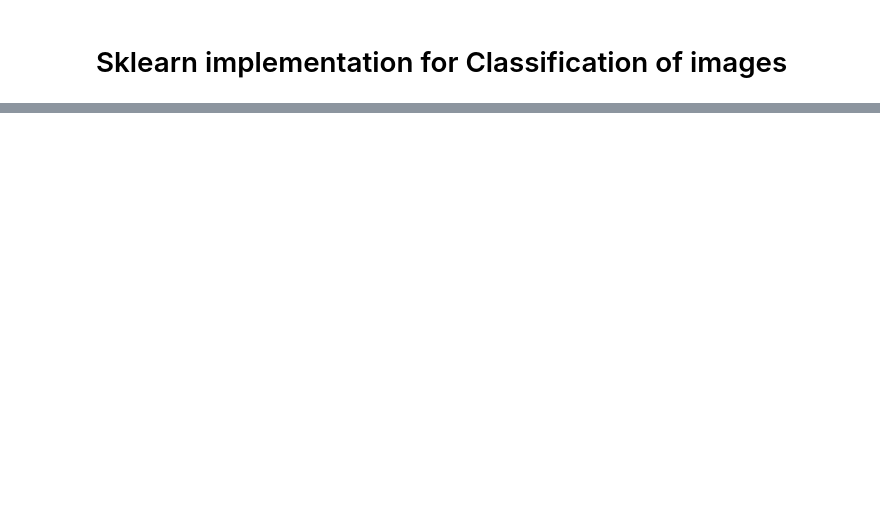
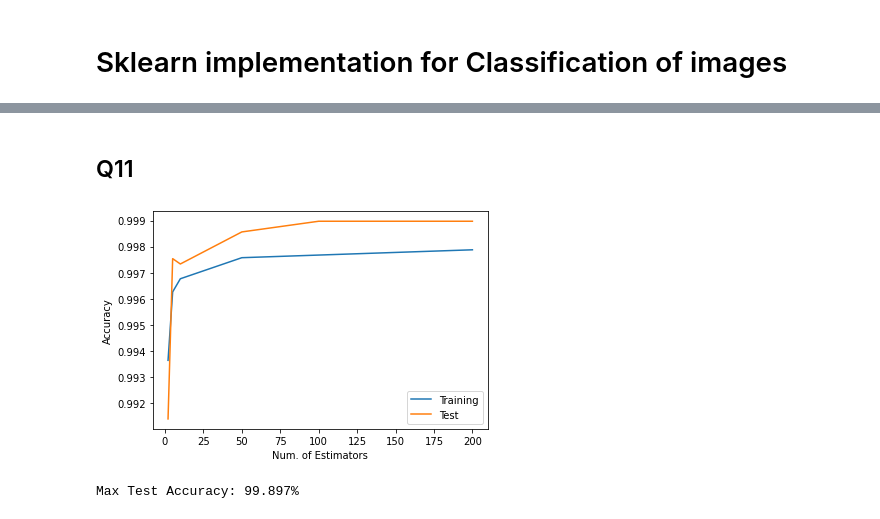
Before and after one commit to codexceed/MS-CS, a Jupyter notebook: Courses/Machine Learning DS-GA.1003/hw6/HW6.ipynb, the cells around one changed output, grey strips where cells are left out. Drawn from its saved outputs; the diff is of its cells as text; code cells hidden in the pictures; blank space fills up the shorter version.

```diff
--- a/Courses/Machine Learning DS-GA.1003/hw6/hw6/codes and data/GBM-skeleton-code.ipynb
+++ b/Courses/Machine Learning DS-GA.1003/hw6/HW6.ipynb
@@ -490,0 +557,24 @@ X_train, X_test, y_train, y_test = pre_process_mnist_01()
+# %% [markdown]
+## Q11
+# %%
+rf_n_estimators = [2, 5, 10, 50, 100, 200]
+rf_train_accuracy, rf_test_accuracy = [], []
+
+for estimators in rf_n_estimators:
+    clf = RandomForestClassifier(criterion="entropy", max_depth=3, n_estimators=estimators)
+    clf.fit(X_train, y_train)
+    rf_train_accuracy.append(clf.score(X_train, y_train))
+    rf_test_accuracy.append(clf.score(X_test, y_test))
+
+plt.plot(rf_n_estimators, rf_train_accuracy, label="Training")
+plt.plot(rf_n_estimators, rf_test_accuracy, label="Test")
+plt.legend(loc="best")
+plt.xlabel("Num. of Estimators")
+plt.ylabel("Accuracy")
+plt.show()
+# %% [output]
+[figure, added]
+# %%
+print(f"Max Test Accuracy: {max(rf_test_accuracy)*100:.3f}%")
+# %% [output]
+Max Test Accuracy: 99.897%
```
Also changed, not shown: parts of 17 cells of this notebook, 6 other files.
